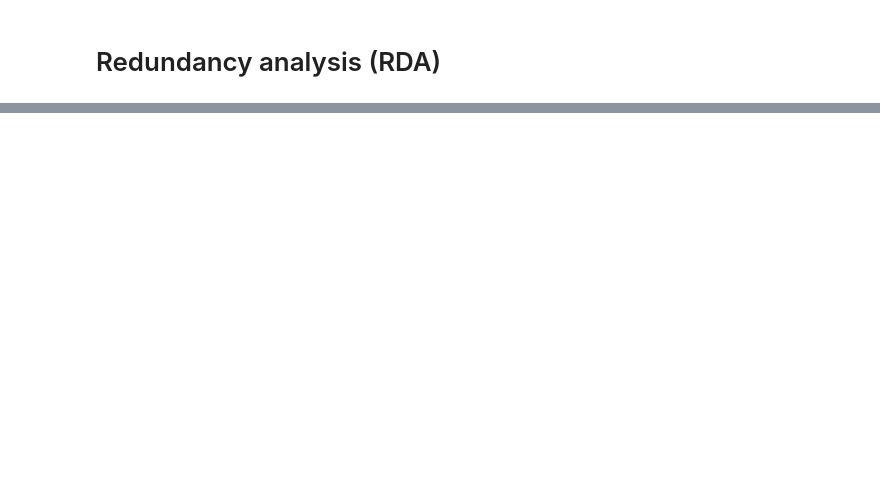
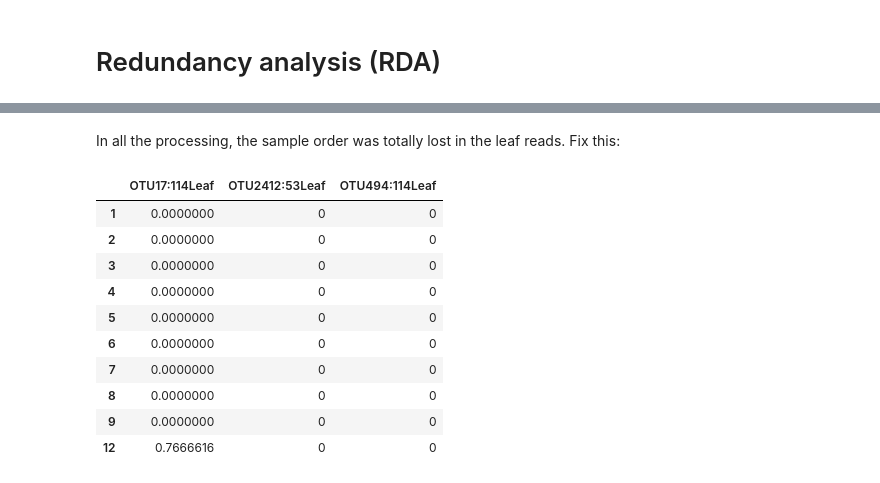
Before and after one commit to danchurch/taiwan_combined, a Jupyter notebook: XylariaLeafWoodStats.ipynb, the cells around one changed output, grey strips where cells are left out. Saved outputs shown, nothing was run; the diff lists cells and outputs as text; code cells hidden in the pictures; blank space fills up the shorter version.

```diff
--- a/XylariaLeafWoodStats.ipynb
+++ b/XylariaLeafWoodStats.ipynb
@@ -319,0 +392,19 @@ Huh, it looks like the wood retained more reads than the leaves. I'm a bit confu
+# %% [markdown]
+In all the processing, the sample order was totally lost in the leaf reads. Fix this:
+# %%
+bb <- sort(as.numeric(rownames(leafmat))) ## create a vector of sorted row names
+cc <- as.character(bb) ##turn them back into characters
+leafmat <- leafmat[cc,] ## use them to sort our matrix
+leafmat[1:10,1:3] ## take a look
+# %% [output]
+|  | OTU17:114Leaf | OTU2412:53Leaf | OTU494:114Leaf |
+| 1 | 0.0000000 | 0 | 0 |
+| 2 | 0.0000000 | 0 | 0 |
+| 3 | 0.0000000 | 0 | 0 |
+| 4 | 0.0000000 | 0 | 0 |
+| 5 | 0.0000000 | 0 | 0 |
+| 6 | 0.0000000 | 0 | 0 |
+| 7 | 0.0000000 | 0 | 0 |
+| 8 | 0.0000000 | 0 | 0 |
+| 9 | 0.0000000 | 0 | 0 |
+| 12 | 0.7666616 | 0 | 0 |
```
Also changed, not shown: parts of 16 cells of this notebook.
